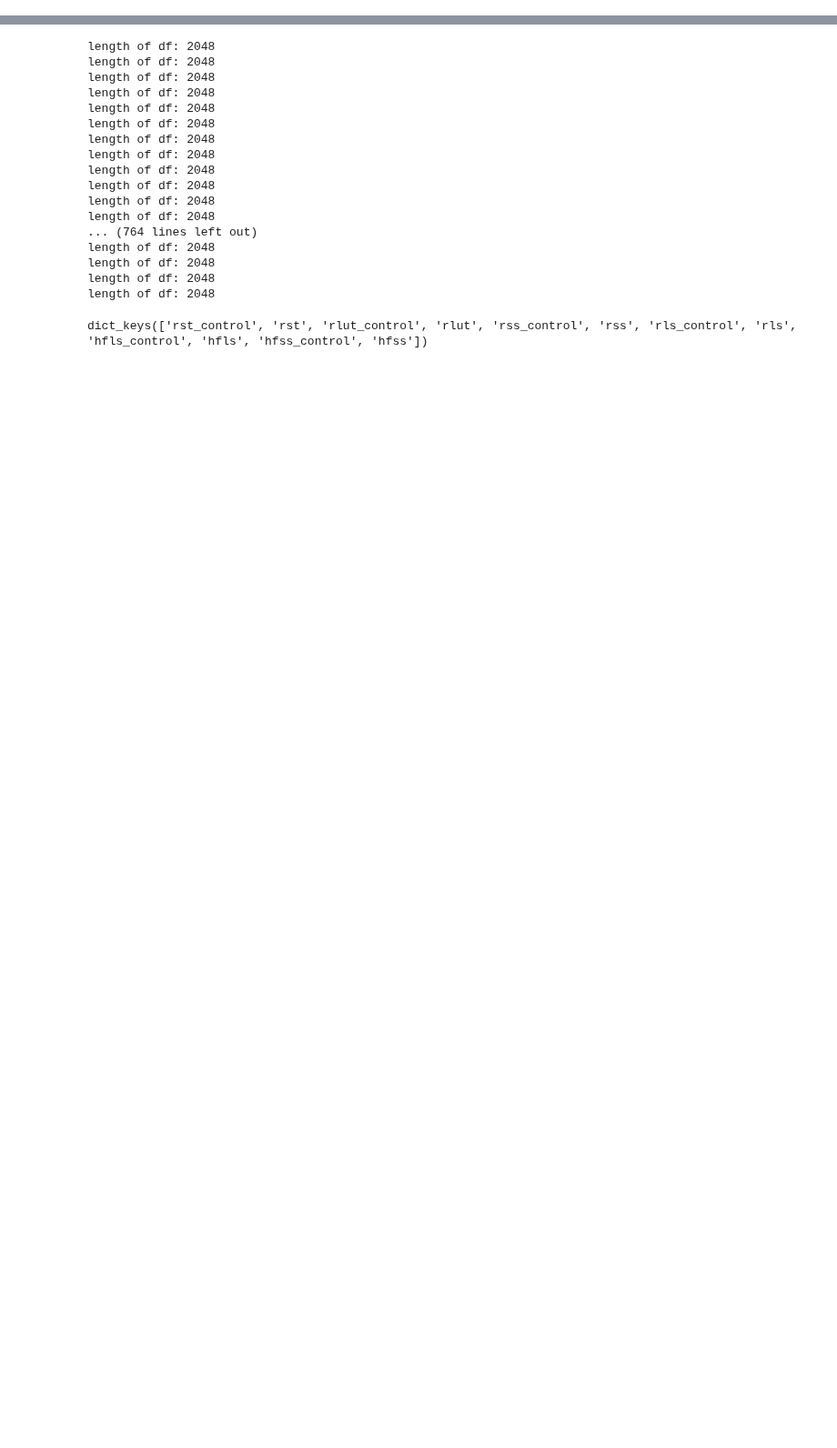
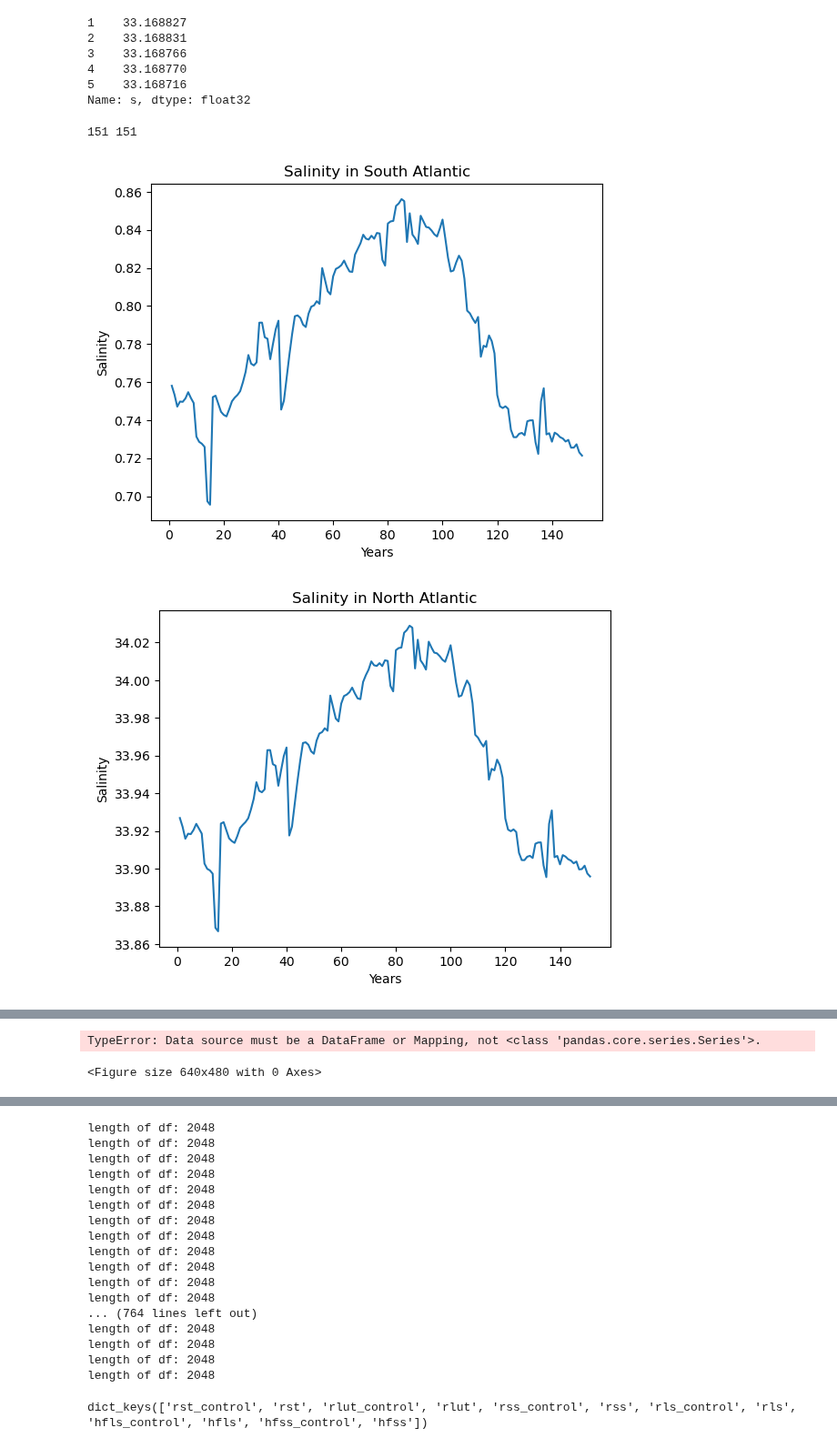
Before and after one commit to amethystaurora-robo/plasim_rare_events, a Jupyter notebook: draw_maps.ipynb, the cells around one changed output, grey strips where cells are left out. Shown at 91% size. Saved outputs shown, nothing was run; the diff lists cells and outputs as text; code cells hidden in the pictures; blank space fills up the shorter version.

```diff
--- a/draw_maps.ipynb
+++ b/draw_maps.ipynb
@@ -7,0 +25,60 @@ import cartopy.crs as ccrs
+# %%
+df_ts.head()
+#get north atlantic salinity
+north = df_ts.loc[(df_ts['lon']>=0) & (df_ts['lon']<=30)]
+norths = north.loc[(north['lat']>=40) & (north['lat']<=80)]
+#north atlantic temperature
+north_sst = df_sst.loc[(df_sst['lon']>=0) & (df_sst['lon']<=30)]
+norths_sst = north_sst.loc[(north_sst['lat']>=40) & (north_sst['lat']<=80)]
+#mean north atlantic salinity
+glons = norths.groupby(['year'])['s'].mean()
+#mean north atlantic temperature
+blons = norths_sst.groupby(['year'])['sst'].mean()
+#south atlantic salinity
+south=df_ts.loc[(df_ts['lon']>=0) & (df_ts['lon']<=30)]
+souths=south.loc[(south['lat']>=0) & (south['lat']<=20)]
+#south atlantic salinity mean
+slons =souths.groupby(['year'])['s'].mean()
+#year counter
+glons.index = range(1, len(glons) + 1)
+slons.index = range(1, len(slons) + 1)
+blons.index = range(1, len(blons) + 1)
+# %%
+slons.head()
+# %% [output]
+1    33.168827
+2    33.168831
+3    33.168766
+4    33.168770
+5    33.168716
+Name: s, dtype: float32
+# %%
+glons.head()
+print(len(glons),len(slons))
+# %% [output]
+151 151
+# %%
+plt.figure()
+plt.plot(glons-slons)
+plt.title("Salinity in South Atlantic")
+plt.xlabel("Years")
+plt.ylabel("Salinity")
+plt.show()
+plt.figure()
+plt.plot(glons)
+plt.title("Salinity in North Atlantic")
+plt.xlabel("Years")
+plt.ylabel("Salinity")
+plt.show()
+plt.figure()
+plt.plot(blons)
+plt.title("Temperature in North Atlantic")
+plt.xlabel("Years")
+plt.ylabel("Salinity")
+plt.show()
+plt.figure()
+plt.plot(glons,blons)
+plt.show()
+# %% [output]
+[figure, added]
+[figure, added]
@@ -7,0 +87,11 @@ import cartopy.crs as ccrs
+# %%
+#sst_list = lons['s'].tolist()
+#df_s['sst']=sst_list
+plt.figure()
+sns.scatterplot(data=glons,x='time',y='s')
+plt.xlabel('Time')
+plt.ylabel('Salinity')
+plt.title('Deterministic Path to Collapse in PlaSim')
+# %% [output]
+TypeError: Data source must be a DataFrame or Mapping, not <class 'pandas.core.series.Series'>.
+<Figure size 640x480 with 0 Axes>
```
Also changed, not shown: parts of 9 cells of this notebook, 1 other file.
